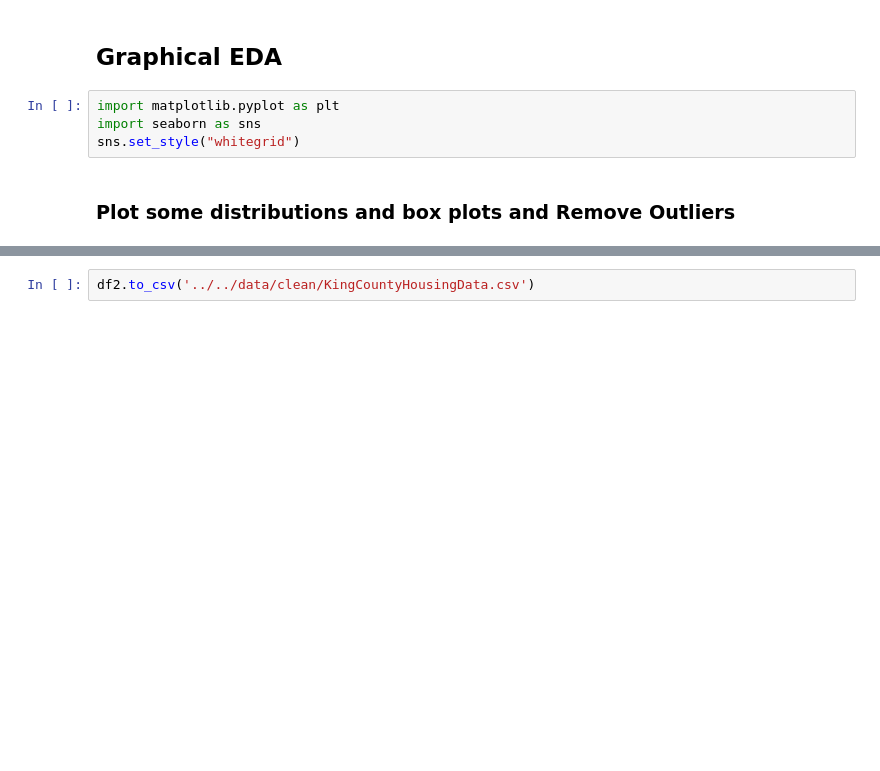
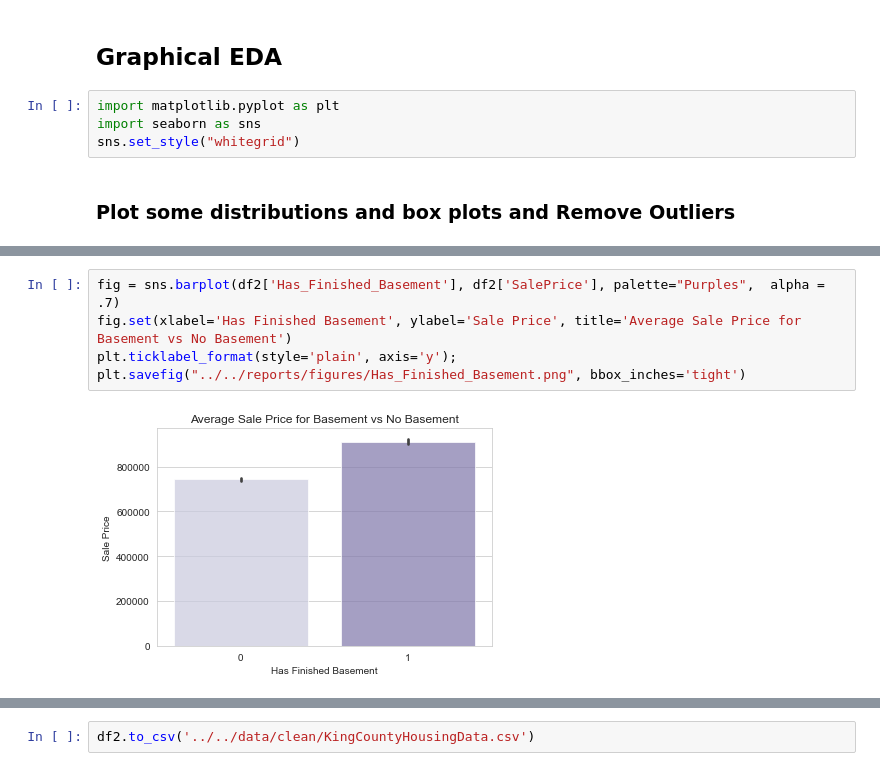
Before and after one commit to angelicacodes/phase_2_project_chicago-sf-seattle-ds-082420, a Jupyter notebook: notebooks/eda/Sindhu_EDA.ipynb, the cells around one changed output, grey strips where cells are left out. Cells and saved outputs as stored; diff of their text form; blank space fills up the shorter version.

```diff
--- a/notebooks/eda/Sindhu_EDA.ipynb
+++ b/notebooks/eda/Sindhu_EDA.ipynb
@@ -271,0 +280,7 @@ sns.boxplot(df2['SalePrice'], color = "Pink")
+# %%
+fig = sns.barplot(df2['Has_Finished_Basement'], df2['SalePrice'], palette="Purples",  alpha = .7)
+fig.set(xlabel='Has Finished Basement', ylabel='Sale Price', title='Average Sale Price for Basement vs No Basement')
+plt.ticklabel_format(style='plain', axis='y');
+plt.savefig("../../reports/figures/Has_Finished_Basement.png", bbox_inches='tight')
+# %% [output]
+[figure, added]
```
Also changed, not shown: parts of 54 cells of this notebook, 19 other files.
